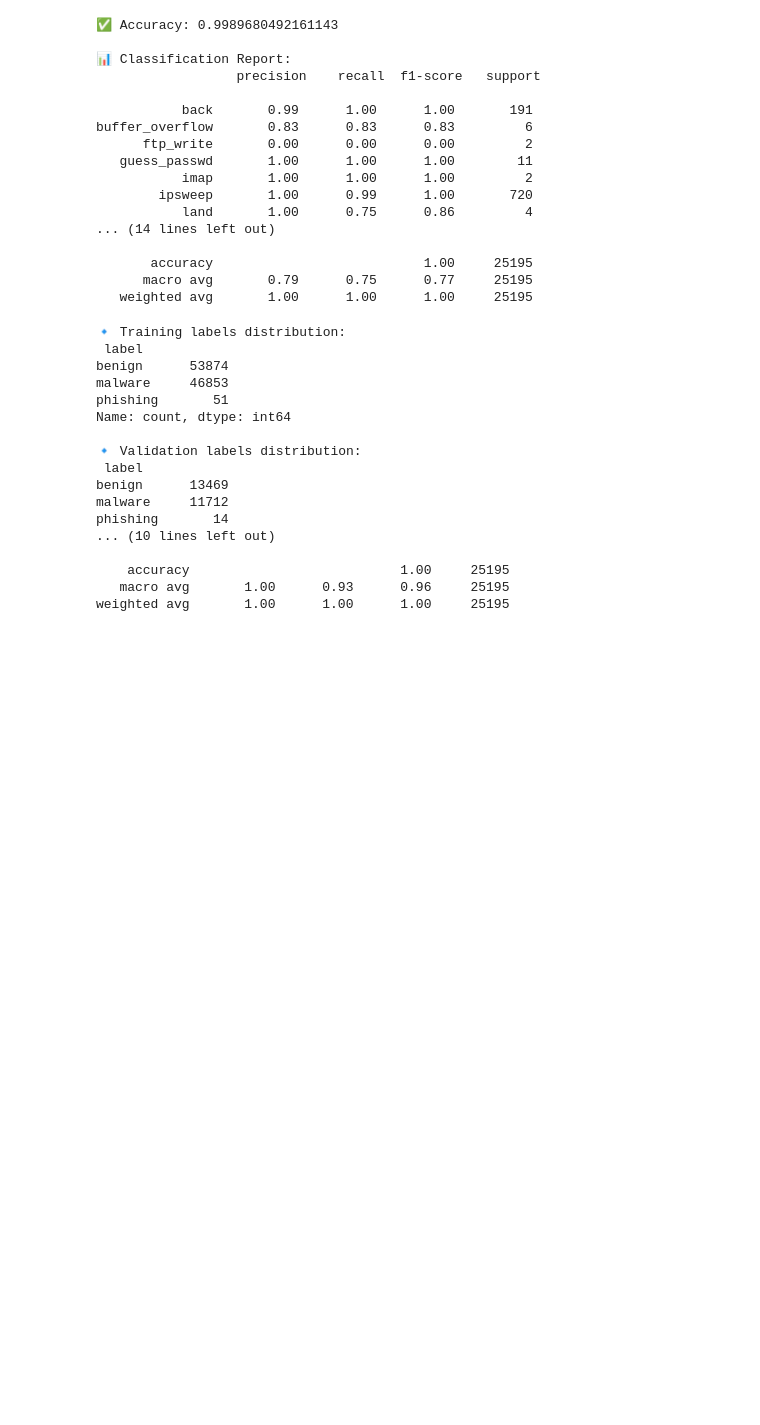
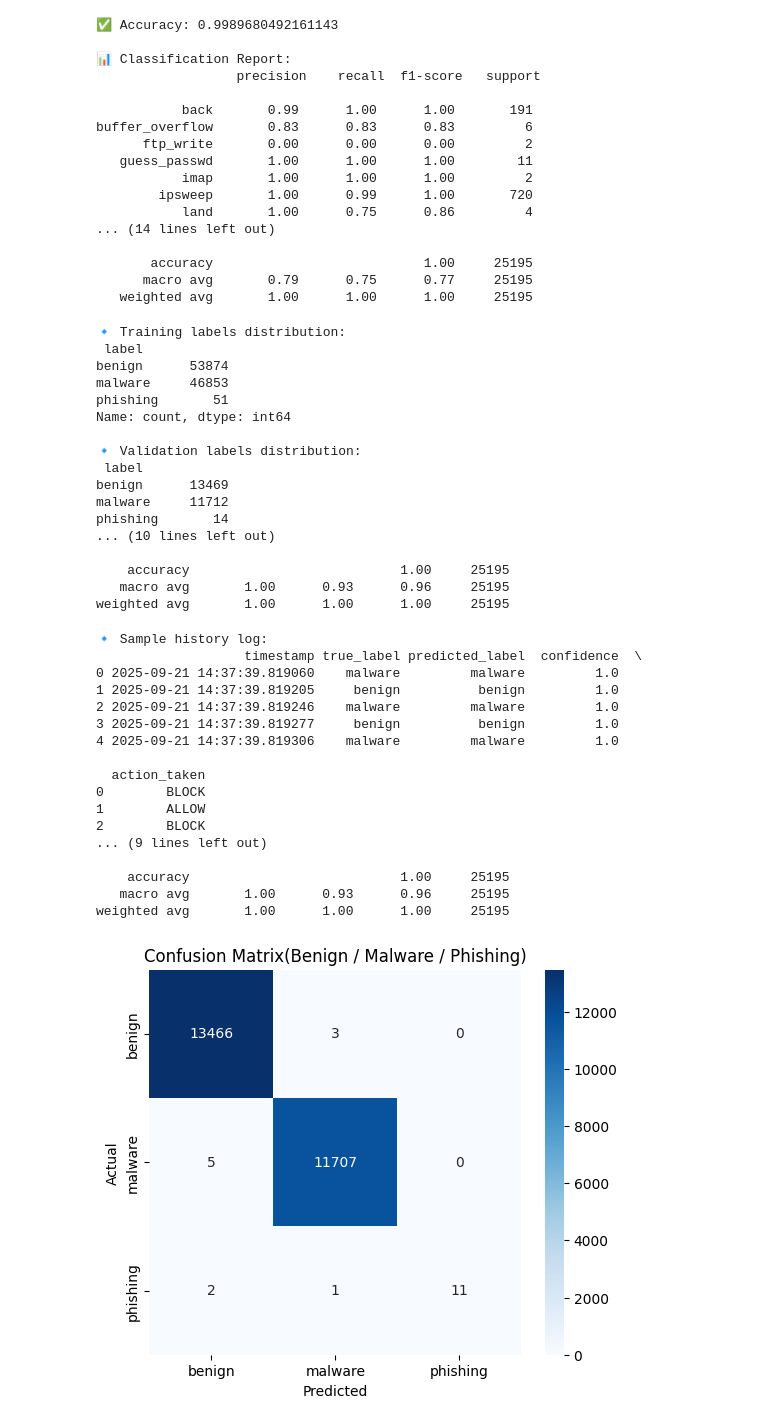
Before and after one commit to Bisrat-Weldegiyorgis/Ahadu-Sentri-AI-OpenEDR-Gr.-37, a Jupyter notebook: trained_model.ipynb, the cells around one changed output. Cells and saved outputs as stored; diff of their text form; code cells hidden in the pictures; blank space fills up the shorter version.

```diff
--- a/trained_model.ipynb
+++ b/trained_model.ipynb
@@ -374,3 +374,77 @@ phishing       14
     accuracy                           1.00     25195
    macro avg       1.00      0.93      0.96     25195
 weighted avg       1.00      1.00      1.00     25195
+# %%
+import numpy as np
+import pandas as pd
+import matplotlib.pyplot as plt
+import seaborn as sns
+from sklearn.metrics import confusion_matrix, classification_report
+
+#--- 1, GEt prediction probabilities ---
+y_proba = rf_pipeline.predict_proba(X_val) # shape: (n_samples, n_classes)
+y_pred = rf_pipeline.classes_[np.argmax(y_proba, axis=1)]
+y_true = y_val_mapped.values
+
+# --- 2. Define confidence scoring + decision engine ---
+def decide_action(confidence, predicted_class):
+  """
+  Decide what to do based on confidence score
+  """
+  if confidence >=0.85:
+    return "BLOCK" if predicted_class != "benign" else "ALLOW"
+  elif confidence >=0.60:
+    return "QAUARNTINE"
+  else:
+    return "NOTIFY"
+# --- 3. Build log dataframe ---
+log_entries = []
+for i in range(len(y_pred)):
+  conf = np.max(y_proba[i]) #highest probability
+  pred_class = y_pred[i]
+  action = decide_action(conf, pred_class)
+
+  log_entries.append({
+      "timestamp": pd.Timestamp.now(),
+      "true_label": y_true[i],
+      "predicted_label": pred_class,
+      "confidence": round(conf,4),
+      "action_taken": action
+  })
+history_log = pd.DataFrame(log_entries)
+
+print("🔹 Sample history log:")
+print(history_log.head())
+
+# --- 4. Classification report (again, now with decisions) ---
+print("\n📊 Classification Report (with decisions):\n", classification_report(y_true, y_pred))
+
+# --- 5. Confusion matrix heatmap ---
+cm = confusion_matrix(y_true, y_pred, labels=rf_pipeline.classes_)
+plt.figure(figsize=(6,5))
+sns.heatmap(cm, annot=True, fmt="d", cmap="Blues",
+            xticklabels=rf_pipeline.classes_,
+            yticklabels=rf_pipeline.classes_)
+plt.xlabel("Predicted")
+plt.ylabel("Actual")
+plt.title("Confusion Matrix(Benign / Malware / Phishing)")
+plt.show()
+# %% [output]
+🔹 Sample history log:
+                   timestamp true_label predicted_label  confidence  \
+0 2025-09-21 14:37:39.819060    malware         malware         1.0
+1 2025-09-21 14:37:39.819205     benign          benign         1.0
+2 2025-09-21 14:37:39.819246    malware         malware         1.0
+3 2025-09-21 14:37:39.819277     benign          benign         1.0
+4 2025-09-21 14:37:39.819306    malware         malware         1.0
+
+  action_taken
+0        BLOCK
+1        ALLOW
+2        BLOCK
+... (9 lines left out)
+
+    accuracy                           1.00     25195
+   macro avg       1.00      0.93      0.96     25195
+weighted avg       1.00      1.00      1.00     25195
+[figure, added]
```
Also changed, not shown: parts of 1 cell of this notebook.
